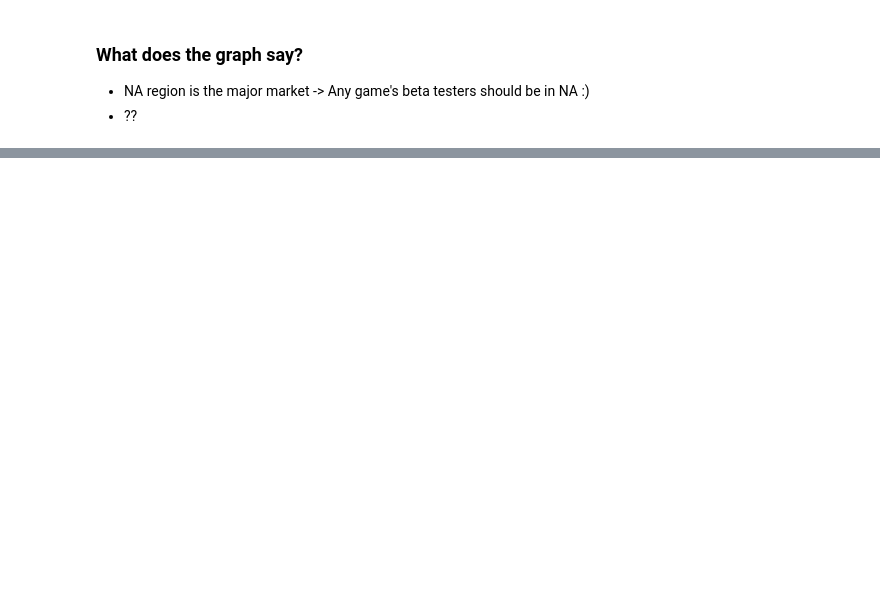
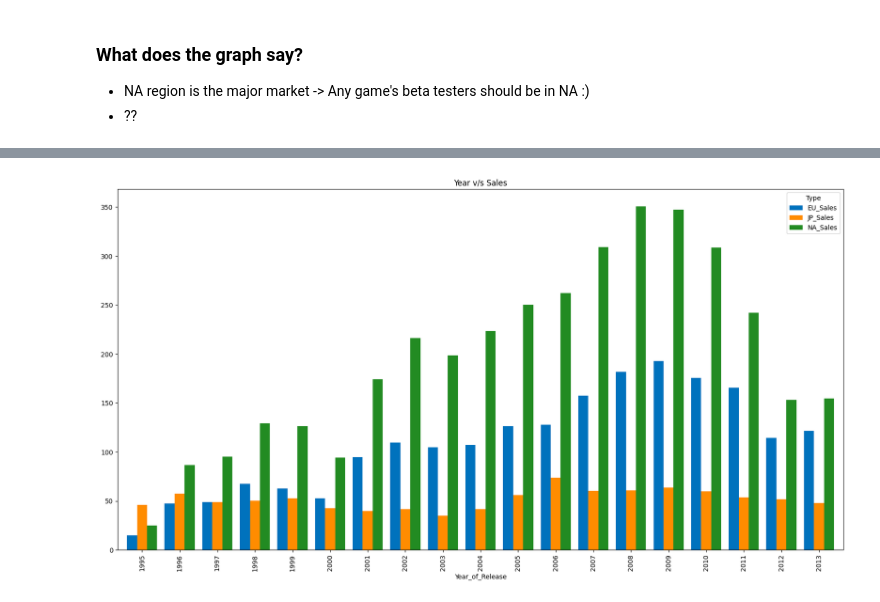
Before and after one commit to Krishnaveni004/video-game-sales-analysis, a Jupyter notebook: Video Game Sales Prediction.ipynb, the cells around one changed output, grey strips where cells are left out. Saved outputs shown, nothing was run; the diff lists cells and outputs as text; code cells hidden in the pictures; blank space fills up the shorter version.

```diff
--- a/Video Game Sales Prediction.ipynb
+++ b/Video Game Sales Prediction.ipynb
@@ -267,0 +271,10 @@ plt.show()
+# %%
+year_dataset = pd.DataFrame()
+
+for sale_type in ['NA_Sales', 'EU_Sales', 'JP_Sales']:
+    sales = cleaned_data[[sale_type, 'Year_of_Release']]
+    sales.insert(0, 'Type', sale_type)
+    sales = sales.rename(columns={sale_type: 'Value'})
+
+    year_dataset = pd.concat([year_dataset, sales])
+year_dataset.head()
@@ -267,0 +288,7 @@ plt.show()
+# %%
+year_dataset = year_dataset.groupby(['Year_of_Release', 'Type']).Value.sum()
+year_dataset[45:102].unstack().plot.bar(figsize=(20,10), width=0.8,color=[[0, 0.4470, 0.7410], 'darkorange', 'forestgreen'])
+plt.title('Year v/s Sales')
+plt.show()
+# %% [output]
+[figure, added]
```
Also changed, not shown: parts of 16 cells of this notebook.
